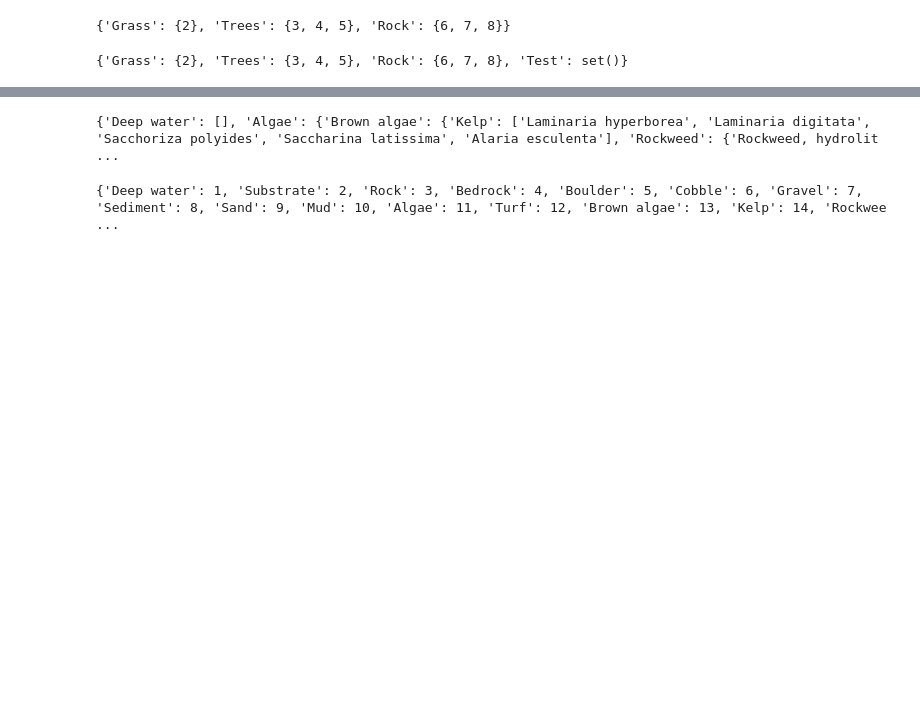
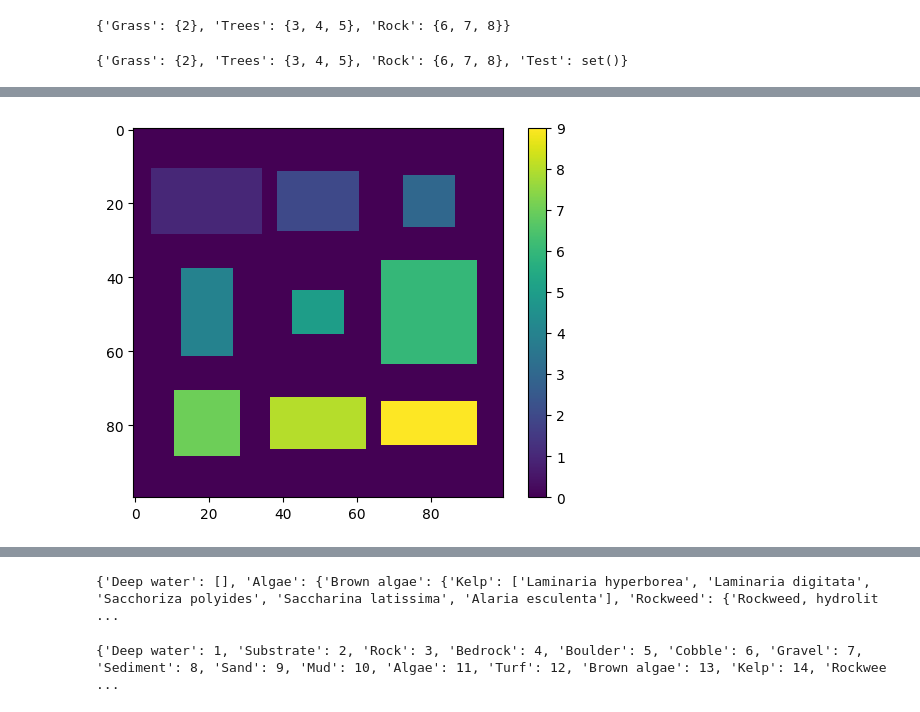
Before and after one commit to mh-skjelvareid/massimal, a Jupyter notebook: prelim/annotation/prelim_group_class_indices_from_hierarchy.ipynb, the cells around one changed output, grey strips where cells are left out. Cells and saved outputs as stored; diff of their text form; code cells hidden in the pictures; blank space fills up the shorter version.

```diff
--- a/prelim/annotation/prelim_group_class_indices_from_hierarchy.ipynb
+++ b/prelim/annotation/prelim_group_class_indices_from_hierarchy.ipynb
@@ -118,0 +167,13 @@ class_indices_from_hierarchy(class_hierarchy,class_indices,['Grass','Trees','Roc
+# %%
+mask = np.zeros(shape=(100,100),dtype=np.uint8)
+for i in range(9):
+    rc = (i//3)*30 + 20
+    cc = (i%3)*30 + 20
+    rs = round(random.random()*10) + 5
+    cs = round(random.random()*10) + 5
+    mask[(rc-rs):(rc+rs),(cc-cs):(cc+cs)] = i+1
+plt.imshow(mask)
+plt.colorbar()
+plt.show()
+# %% [output]
+[figure, added]
```
Also changed, not shown: parts of 5 cells of this notebook.
